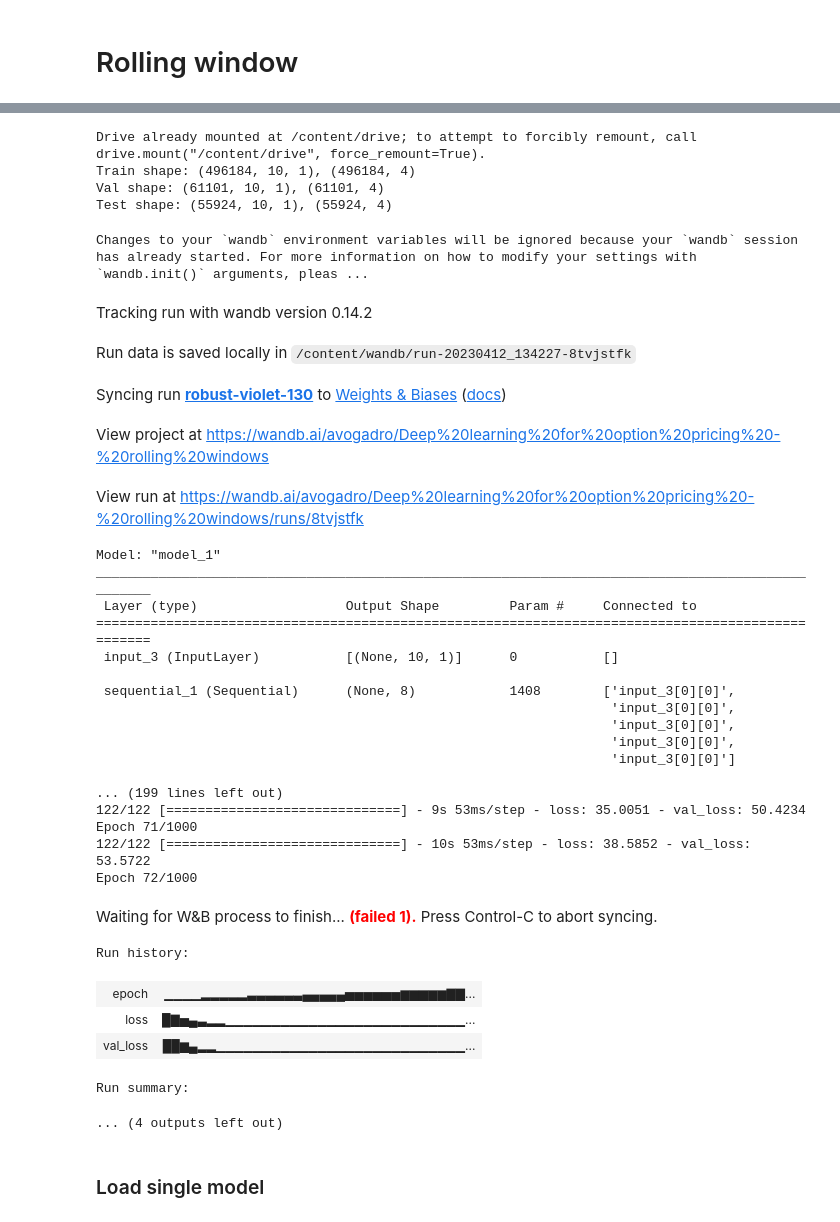
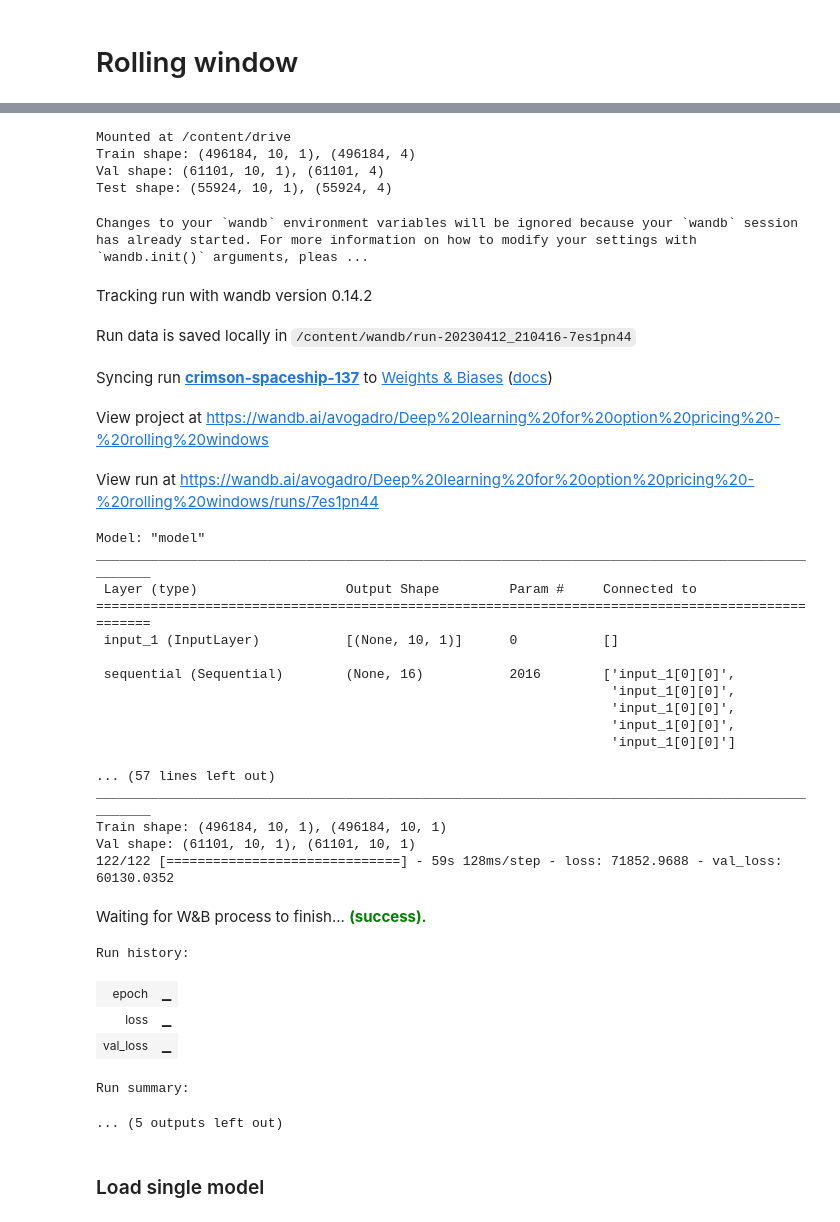
Before and after one commit to jacobvinje/LSTM-for-option-pricing, a Jupyter notebook: LSTM-MLP_notebooks/LSTM-MLP.ipynb, the cells around one changed output, grey strips where cells are left out. Saved outputs shown, nothing was run; the diff lists cells and outputs as text; code cells hidden in the pictures.

```diff
--- a/LSTM-MLP_notebooks/LSTM-MLP.ipynb
+++ b/LSTM-MLP_notebooks/LSTM-MLP.ipynb
@@ -86,7 +83,7 @@ if google_colab:
     downloaded.GetContentFile('2013-2022_wo_lags.csv')
     df_read = pd.read_csv('2013-2022_wo_lags.csv')
 else:
-    file = "../data/processed_data/2013-2022_wo_lags.csv"
+    file = "../data/processed_data/2020_2022_moneyness_filtere.csv"
     df_read = pd.read_csv(file)
 
 display(df_read)
@@ -526,12 +505,12 @@ Successfully installed google-auth-oauthlib-0.4.1
 # %%
-num_windows = 6  #84
+num_windows = 12 #84
 
 config = {
     'LSTM_units': 4,
     'Interface_units': 16,
     'MLP_units': 600,
     'LSTM_timesteps': 10,
-    'LSTM_layers': 4,
+    'LSTM_layers': 6,
     'MLP_layers': 7,
     'Bn_momentum': 0.99,
     'Lr': 0.005,
@@ -545,7 +524,6 @@ config = {
 
 # Ask before training, so that you don't have to verify later
 from google.colab import drive
-
 if google_colab == True:
   drive.mount('/content/drive')
 
@@ -574,57 +552,57 @@ for window in range(num_windows):
     df_test["Prediction"] = predictions
     df_test_combined = pd.concat([df_test_combined, df_test[["Quote_date", "Price", "Prediction"] + bs_vars]])
 
 
 print(f"--- All model predictions ---")
 calculate_error(df_test_combined["Prediction"], df_test_combined["Price"])
 print("-------------------------------------------")
 
 if google_colab == False:
     predictions_path = './predictions/'
     if checkpoint_path and not os.path.exists(predictions_path):
         os.makedirs(predictions_path)
     df_test_combined.to_csv(f'{predictions_path}{datetime.now().strftime("%m-%d_%H-%M")}.csv')
 
 if google_colab == True:
   from google.colab import drive
-  path = '/content/drive/My Drive/Predictions/output_2015-2022.csv'
+  path = '/content/drive/My Drive/Predictions/predictions_2015_v5.csv'
   with open(path, 'w', encoding = 'utf-8-sig') as f:
-    df.to_csv(f)
+    df_test_combined.to_csv(f)
 # %% [output]
-Drive already mounted at /content/drive; to attempt to forcibly remount, call drive.mount("/content/drive", force_remount=True).
+Mounted at /content/drive
 Train shape: (496184, 10, 1), (496184, 4)
 Val shape: (61101, 10, 1), (61101, 4)
 Test shape: (55924, 10, 1), (55924, 4)
 Changes to your `wandb` environment variables will be ignored because your `wandb` session has already started. For more information on how to modify your settings with `wandb.init()` arguments, pleas ...
 Tracking run with wandb version 0.14.2
-Run data is saved locally in /content/wandb/run-20230412_134227-8tvjstfk
+Run data is saved locally in /content/wandb/run-20230412_210416-7es1pn44
-Syncing run robust-violet-130 to Weights & Biases (docs)
+Syncing run crimson-spaceship-137 to Weights & Biases (docs)
 View project at https://wandb.ai/avogadro/Deep%20learning%20for%20option%20pricing%20-%20rolling%20windows
-View run at https://wandb.ai/avogadro/Deep%20learning%20for%20option%20pricing%20-%20rolling%20windows/runs/8tvjstfk
+View run at https://wandb.ai/avogadro/Deep%20learning%20for%20option%20pricing%20-%20rolling%20windows/runs/7es1pn44
-Model: "model_1"
+Model: "model"
 __________________________________________________________________________________________________
  Layer (type)                   Output Shape         Param #     Connected to
 ==================================================================================================
- input_3 (InputLayer)           [(None, 10, 1)]      0           []
+ input_1 (InputLayer)           [(None, 10, 1)]      0           []
 
- sequential_1 (Sequential)      (None, 8)            1408        ['input_3[0][0]',
-                                                                  'input_3[0][0]',
-                                                                  'input_3[0][0]',
-                                                                  'input_3[0][0]',
-                                                                  'input_3[0][0]']
+ sequential (Sequential)        (None, 16)           2016        ['input_1[0][0]',
+                                                                  'input_1[0][0]',
+                                                                  'input_1[0][0]',
+                                                                  'input_1[0][0]',
+                                                                  'input_1[0][0]']
 
-... (199 lines left out)
-122/122 [==============================] - 9s 53ms/step - loss: 35.0051 - val_loss: 50.4234
-Epoch 71/1000
-122/122 [==============================] - 10s 53ms/step - loss: 38.5852 - val_loss: 53.5722
-Epoch 72/1000
+... (57 lines left out)
+__________________________________________________________________________________________________
+Train shape: (496184, 10, 1), (496184, 10, 1)
+Val shape: (61101, 10, 1), (61101, 10, 1)
+122/122 [==============================] - 59s 128ms/step - loss: 71852.9688 - val_loss: 60130.0352
-Waiting for W&B process to finish... (failed 1). Press Control-C to abort syncing.
+Waiting for W&B process to finish... (success).
 Run history:
-| epoch | ▁▁▁▁▂▂▂▂▂▃▃▃▃▃▃▄▄▄▄▄▅▅▅▅▅▅▆▆▆▆▆▇▇... |
-| loss | █▇▅▄▃▂▂▁▁▁▁▁▁▁▁▁▁▁▁▁▁▁▁▁▁▁▁▁▁▁▁▁▁... |
-| val_loss | ██▆▄▂▂▁▁▁▁▁▁▁▁▁▁▁▁▁▁▁▁▁▁▁▁▁▁▁▁▁▁▁... |
+| epoch | ▁ |
+| loss | ▁ |
+| val_loss | ▁ |
 Run summary:
-... (4 outputs left out)
+... (5 outputs left out)
 # %% [markdown]
 ### Load single model
 # %%
```
Also changed, not shown: parts of 6 cells of this notebook.
